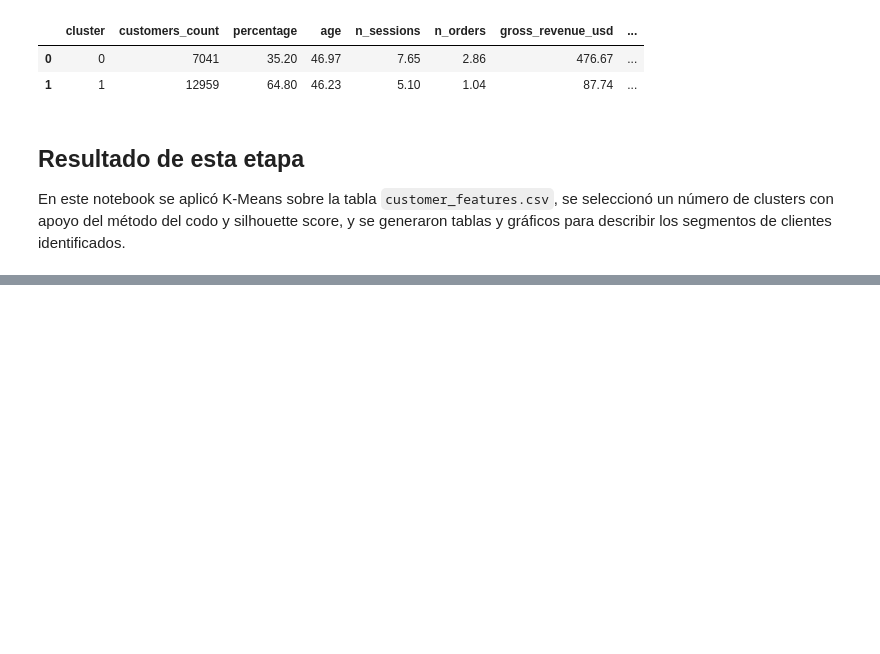
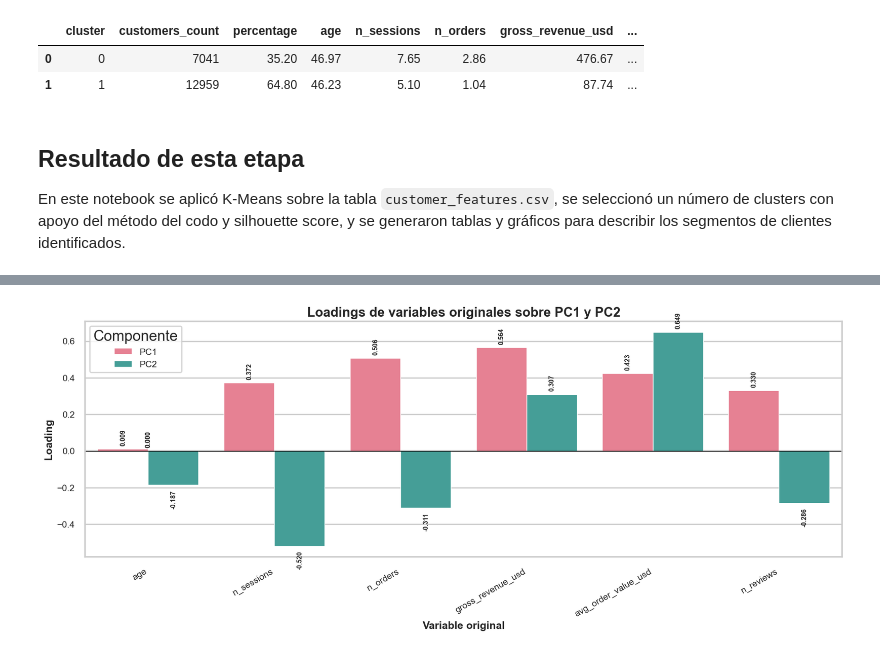
Before and after one commit to jairowjp/proyecto-aprendizaje-automatico-no-supervisado, a Jupyter notebook: notebooks/03-jj-clustering-clientes.ipynb, the cells around one changed output, grey strips where cells are left out. Cells and saved outputs as stored; diff of their text form; code cells hidden in the pictures; blank space fills up the shorter version.

```diff
--- a/notebooks/03-jj-clustering-clientes.ipynb
+++ b/notebooks/03-jj-clustering-clientes.ipynb
@@ -608,0 +723,10 @@ En este notebook se aplicó K-Means sobre la tabla `customer_features.csv`, se s
+# %%
+# Calcula los loadings de las variables originales sobre los dos primeros componentes principales.
+loadings_df = pd.DataFrame(
+    pca.components_.T,
+    index=cluster_features,
+    columns=["PC1", "PC2"]
+).reset_index()
+
+loadings_df = loadings_df.rename(columns={"index": "feature"})
+loadings_df
@@ -608,0 +741,10 @@ En este notebook se aplicó K-Means sobre la tabla `customer_features.csv`, se s
+# %%
+# Convierte la tabla de loadings a formato largo para facilitar la visualización.
+loadings_long = loadings_df.melt(
+    id_vars="feature",
+    var_name="component",
+    value_name="loading"
+)
+
+loadings_long["abs_loading"] = loadings_long["loading"].abs()
+loadings_long.head()
@@ -608,0 +758,45 @@ En este notebook se aplicó K-Means sobre la tabla `customer_features.csv`, se s
+# %%
+# Grafica los loadings por variable y componente, incluyendo el valor exacto sobre cada barra.
+plt.figure(figsize=(14, 6))
+
+loadings_long["component"] = loadings_long["component"].astype(str)
+palette_loadings = sns.color_palette("husl", n_colors=loadings_long["component"].nunique())
+
+ax = sns.barplot(
+    data=loadings_long,
+    x="feature",
+    y="loading",
+    hue="component",
+    palette=palette_loadings,
+    edgecolor="white",
+    linewidth=0.8
+)
+
+for patch in ax.patches:
+    height = patch.get_height()
+    if pd.notnull(height) and np.isfinite(height):
+        va = "bottom" if height >= 0 else "top"
+        offset = 4 if height >= 0 else -6
+        ax.annotate(
+            f"{height:.3f}",
+            (patch.get_x() + patch.get_width() / 2, height),
+            ha="center",
+            va=va,
+            fontsize=8,
+            fontweight="bold",
+            rotation=90,
+            xytext=(0, offset),
+            textcoords="offset points"
+        )
+
+plt.axhline(0, color="black", linewidth=1)
+plt.title("Loadings de variables originales sobre PC1 y PC2")
+plt.xlabel("Variable original")
+plt.ylabel("Loading")
+plt.xticks(rotation=30, ha="right")
+plt.legend(title="Componente")
+plt.tight_layout()
+save_plot("pca_loadings_pc1_pc2.png")
+plt.show()
+# %% [output]
+[figure, added]
```
Also changed, not shown: parts of 11 cells of this notebook.
